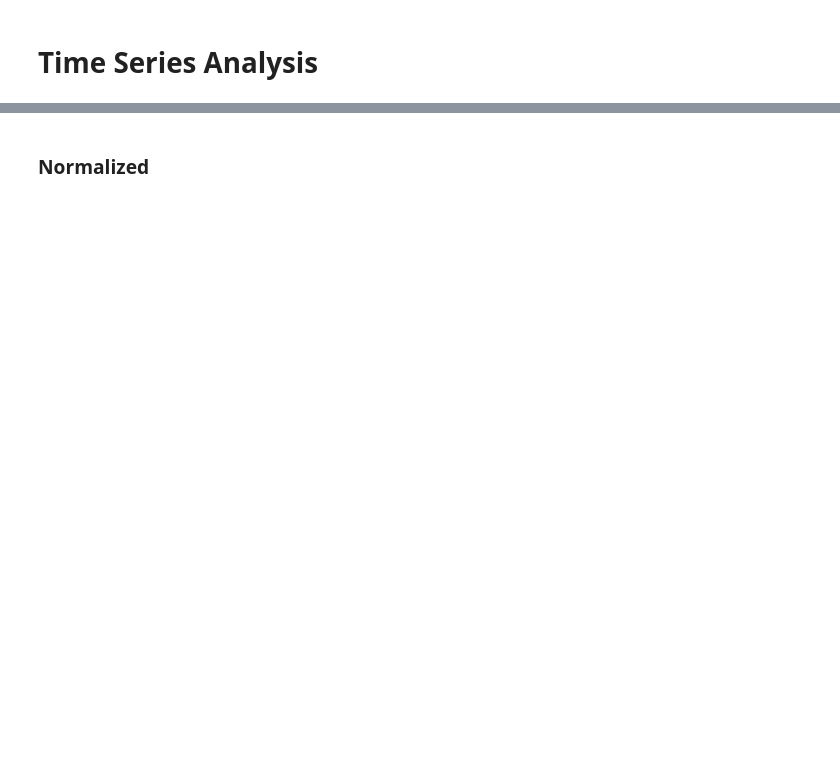
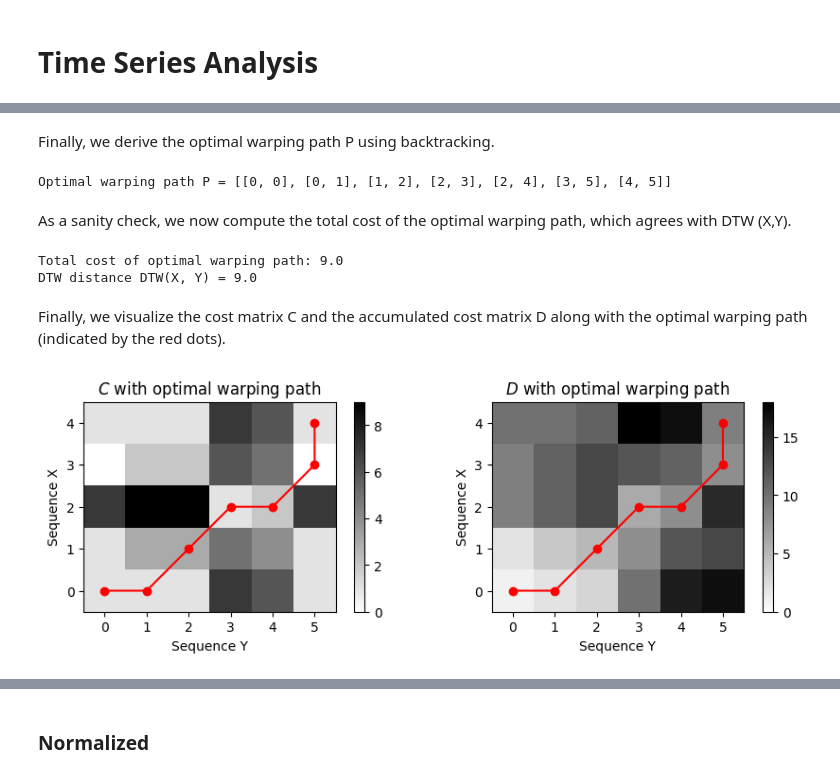
Before and after one commit to edieraristizabal/MachineLearning, a Jupyter notebook: NOTEBOOKS/24g_TimeSeries_cluster.ipynb, the cells around one changed output, grey strips where cells are left out. Cells and saved outputs as stored; diff of their text form; code cells hidden in the pictures; blank space fills up the shorter version.

```diff
--- a/NOTEBOOKS/24g_TimeSeries_cluster.ipynb
+++ b/NOTEBOOKS/24g_TimeSeries_cluster.ipynb
@@ -10,0 +94,76 @@ import pandas as pd
+# %% [markdown]
+Finally, we derive the optimal warping path P using backtracking.
+# %%
+def compute_optimal_warping_path(D):
+    """Compute the warping path given an accumulated cost matrix
+
+    Notebook: C3/C3S2_DTWbasic.ipynb
+
+    Args:
+        D (np.ndarray): Accumulated cost matrix
+
+    Returns:
+        P (np.ndarray): Optimal warping path
+    """
+    N = D.shape[0]
+    M = D.shape[1]
+    n = N - 1
+    m = M - 1
+    P = [(n, m)]
+    while n > 0 or m > 0:
+        if n == 0:
+            cell = (0, m - 1)
+        elif m == 0:
+            cell = (n - 1, 0)
+        else:
+            val = min(D[n-1, m-1], D[n-1, m], D[n, m-1])
+            if val == D[n-1, m-1]:
+                cell = (n-1, m-1)
+            elif val == D[n-1, m]:
+                cell = (n-1, m)
+            else:
+                cell = (n, m-1)
+        P.append(cell)
+        (n, m) = cell
+    P.reverse()
+    return np.array(P)
+
+P = compute_optimal_warping_path(D)
+print('Optimal warping path P =', P.tolist())
+# %% [output]
+Optimal warping path P = [[0, 0], [0, 1], [1, 2], [2, 3], [2, 4], [3, 5], [4, 5]]
+# %% [markdown]
+As a sanity check, we now compute the total cost of the optimal warping path, which agrees with  DTW (X,Y).
+# %%
+c_P = sum(C[n, m] for (n, m) in P)
+print('Total cost of optimal warping path:', c_P)
+print('DTW distance DTW(X, Y) =', D[-1, -1])
+# %% [output]
+Total cost of optimal warping path: 9.0
+DTW distance DTW(X, Y) = 9.0
+# %% [markdown]
+Finally, we visualize the cost matrix C and the accumulated cost matrix D along with the optimal warping path (indicated by the red dots).
+# %%
+P = np.array(P)
+plt.figure(figsize=(9, 3))
+plt.subplot(1, 2, 1)
+plt.imshow(C, cmap='gray_r', origin='lower', aspect='equal')
+plt.plot(P[:, 1], P[:, 0], marker='o', color='r')
+plt.clim([0, np.max(C)])
+plt.colorbar()
+plt.title('$C$ with optimal warping path')
+plt.xlabel('Sequence Y')
+plt.ylabel('Sequence X')
+
+plt.subplot(1, 2, 2)
+plt.imshow(D, cmap='gray_r', origin='lower', aspect='equal')
+plt.plot(P[:, 1], P[:, 0], marker='o', color='r')
+plt.clim([0, np.max(D)])
+plt.colorbar()
+plt.title('$D$ with optimal warping path')
+plt.xlabel('Sequence Y')
+plt.ylabel('Sequence X')
+
+plt.tight_layout()
+# %% [output]
+[figure, added]
```
Also changed, not shown: parts of 16 cells of this notebook, 3 other files.
